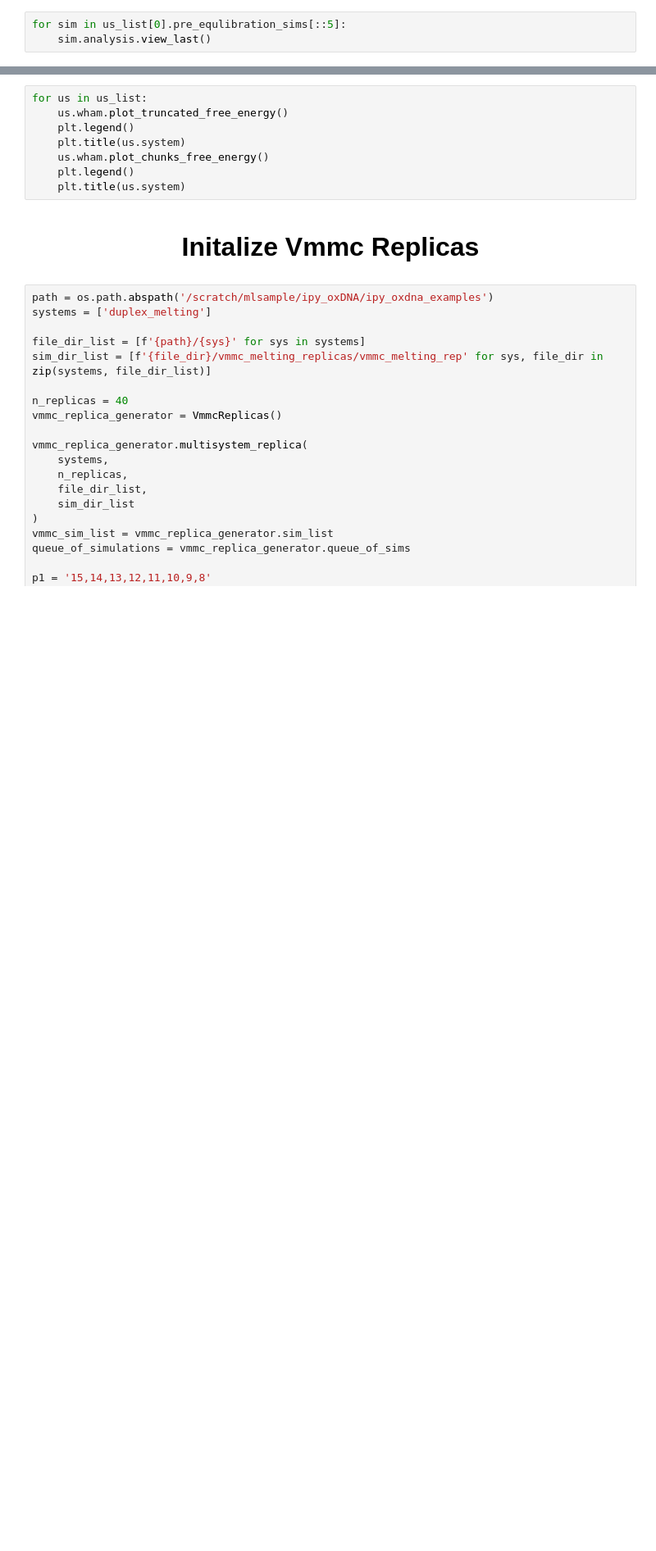
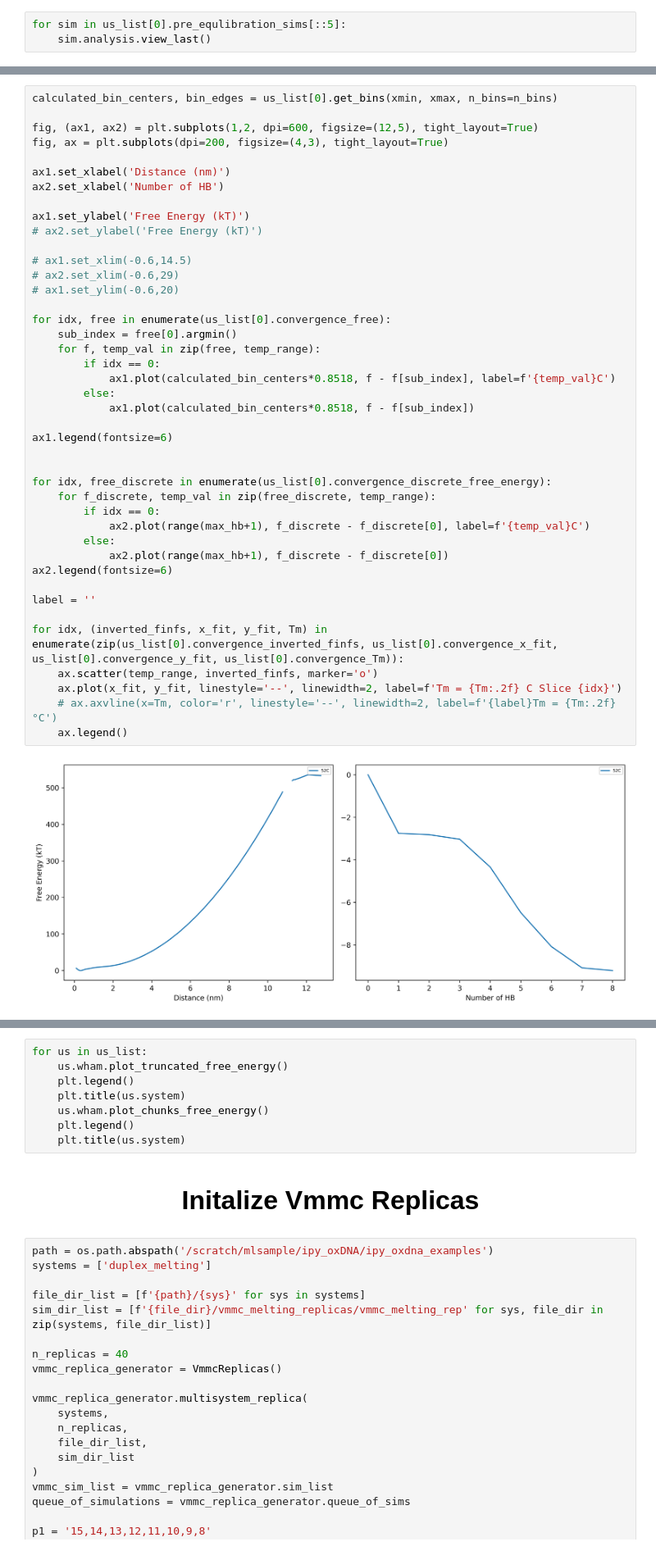
Before and after one commit to mlsample/ipy_oxDNA, a Jupyter notebook: examples/notebooks/melting/duplex_force_file_added.ipynb, the cells around one changed output, grey strips where cells are left out. Shown at 82% size. Cells and saved outputs as stored; diff of their text form; blank space fills up the shorter version.

```diff
--- a/examples/notebooks/melting/duplex_force_file_added.ipynb
+++ b/examples/notebooks/melting/duplex_force_file_added.ipynb
@@ -219,0 +169,44 @@ AttributeError: 'MeltingUmbrellaSampling' object has no attribute 'com_dir'
+# %%
+calculated_bin_centers, bin_edges = us_list[0].get_bins(xmin, xmax, n_bins=n_bins)
+
+fig, (ax1, ax2) = plt.subplots(1,2, dpi=600, figsize=(12,5), tight_layout=True)
+fig, ax = plt.subplots(dpi=200, figsize=(4,3), tight_layout=True)
+
+ax1.set_xlabel('Distance (nm)')
+ax2.set_xlabel('Number of HB')
+
+ax1.set_ylabel('Free Energy (kT)')
+# ax2.set_ylabel('Free Energy (kT)')
+
+# ax1.set_xlim(-0.6,14.5)
+# ax2.set_xlim(-0.6,29)
+# ax1.set_ylim(-0.6,20)
+
+for idx, free in enumerate(us_list[0].convergence_free):
+    sub_index = free[0].argmin()
+    for f, temp_val in zip(free, temp_range):
+        if idx == 0:
+            ax1.plot(calculated_bin_centers*0.8518, f - f[sub_index], label=f'{temp_val}C')
+        else:
+            ax1.plot(calculated_bin_centers*0.8518, f - f[sub_index])
+
+ax1.legend(fontsize=6)
+
+
+for idx, free_discrete in enumerate(us_list[0].convergence_discrete_free_energy):
+    for f_discrete, temp_val in zip(free_discrete, temp_range):
+        if idx == 0:
+            ax2.plot(range(max_hb+1), f_discrete - f_discrete[0], label=f'{temp_val}C')
+        else:
+            ax2.plot(range(max_hb+1), f_discrete - f_discrete[0])
+ax2.legend(fontsize=6)
+
+label = ''
+
+for idx, (inverted_finfs, x_fit, y_fit, Tm) in enumerate(zip(us_list[0].convergence_inverted_finfs, us_list[0].convergence_x_fit, us_list[0].convergence_y_fit, us_list[0].convergence_Tm)):
+    ax.scatter(temp_range, inverted_finfs, marker='o')
+    ax.plot(x_fit, y_fit, linestyle='--', linewidth=2, label=f'Tm = {Tm:.2f} C Slice {idx}')
+    # ax.axvline(x=Tm, color='r', linestyle='--', linewidth=2, label=f'{label}Tm = {Tm:.2f} °C')
+    ax.legend()
+# %% [output]
+[figure, added]
```
Also changed, not shown: parts of 10 cells of this notebook, 1 other file.
